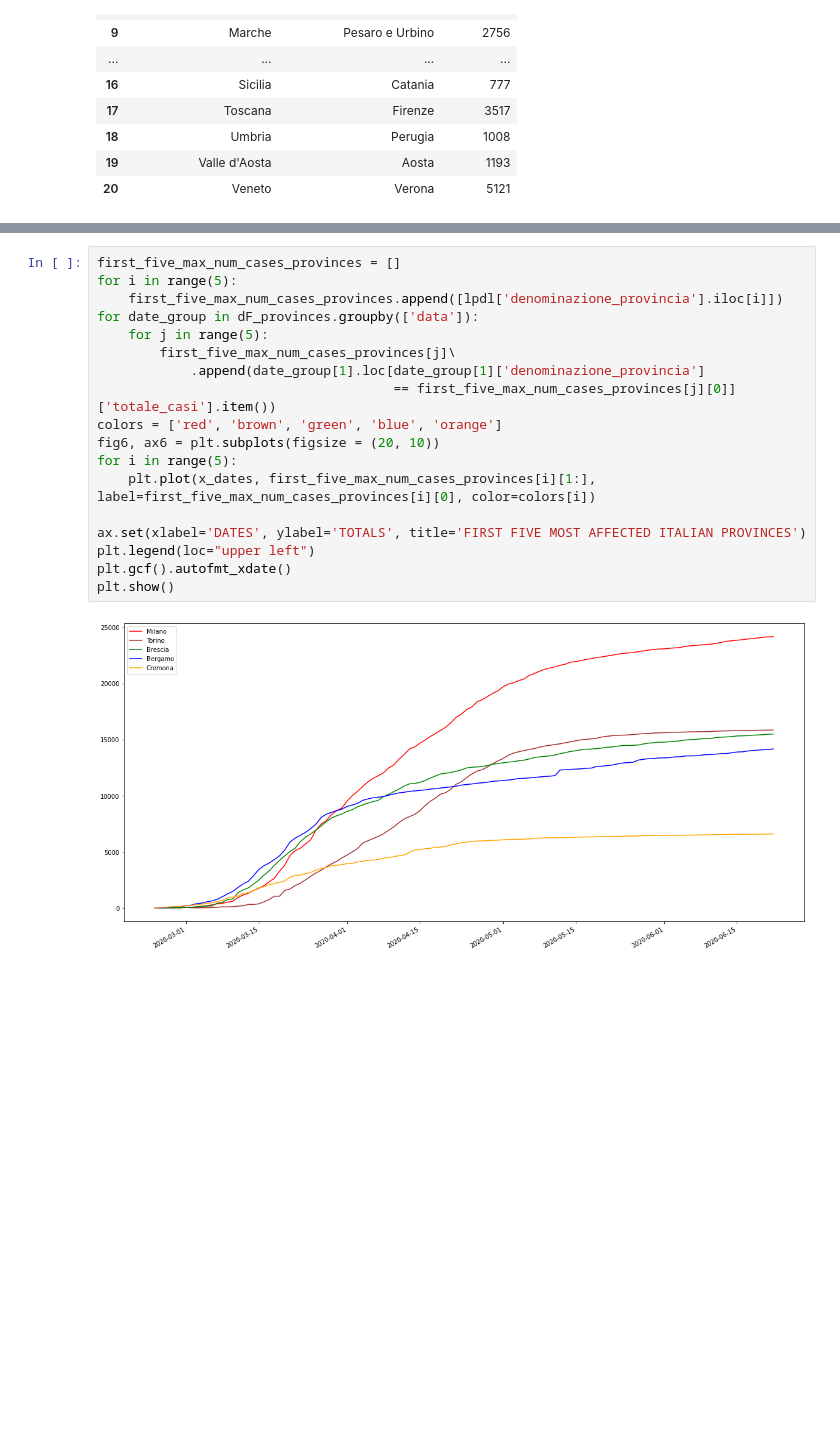
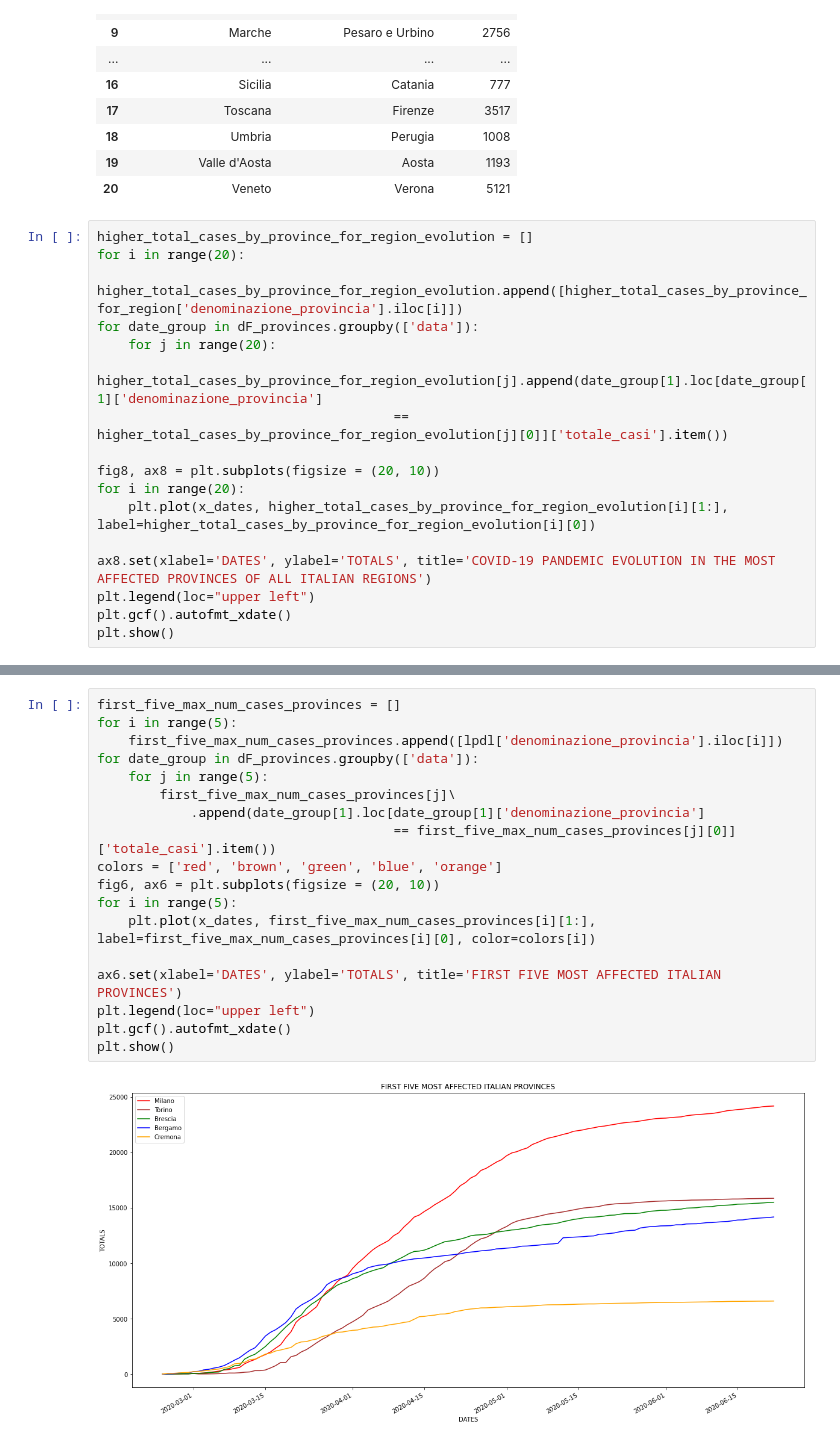
Before and after one commit to pisalore/AAGM_exam, a Jupyter notebook: pandas_exam.ipynb, the cells around one changed output, grey strips where cells are left out. Saved outputs shown, nothing was run; the diff lists cells and outputs as text; blank space fills up the shorter version.

Commit message:
20 most affected provinces for each region plot

```diff
--- a/pandas_exam.ipynb
+++ b/pandas_exam.ipynb
@@ -510,3 +511,20 @@ higher_total_cases_by_province_for_region
 | 18 | Umbria | Perugia | 1008 |
 | 19 | Valle d'Aosta | Aosta | 1193 |
 | 20 | Veneto | Verona | 5121 |
+# %%
+higher_total_cases_by_province_for_region_evolution = []
+for i in range(20):
+    higher_total_cases_by_province_for_region_evolution.append([higher_total_cases_by_province_for_region['denominazione_provincia'].iloc[i]])
+for date_group in dF_provinces.groupby(['data']):
+    for j in range(20):
+        higher_total_cases_by_province_for_region_evolution[j].append(date_group[1].loc[date_group[1]['denominazione_provincia']
+                                      == higher_total_cases_by_province_for_region_evolution[j][0]]['totale_casi'].item())
+
+fig8, ax8 = plt.subplots(figsize = (20, 10))
+for i in range(20):
+    plt.plot(x_dates, higher_total_cases_by_province_for_region_evolution[i][1:], label=higher_total_cases_by_province_for_region_evolution[i][0])
+
+ax8.set(xlabel='DATES', ylabel='TOTALS', title='COVID-19 PANDEMIC EVOLUTION IN THE MOST AFFECTED PROVINCES OF ALL ITALIAN REGIONS')
+plt.legend(loc="upper left")
+plt.gcf().autofmt_xdate()
+plt.show()
@@ -513,20 +537,20 @@ higher_total_cases_by_province_for_region
 # %%
 first_five_max_num_cases_provinces = []
 for i in range(5):
     first_five_max_num_cases_provinces.append([lpdl['denominazione_provincia'].iloc[i]])
 for date_group in dF_provinces.groupby(['data']):
     for j in range(5):
         first_five_max_num_cases_provinces[j]\
             .append(date_group[1].loc[date_group[1]['denominazione_provincia']
                                       == first_five_max_num_cases_provinces[j][0]]['totale_casi'].item())
 colors = ['red', 'brown', 'green', 'blue', 'orange']
 fig6, ax6 = plt.subplots(figsize = (20, 10))
 for i in range(5):
     plt.plot(x_dates, first_five_max_num_cases_provinces[i][1:], label=first_five_max_num_cases_provinces[i][0], color=colors[i])
 
-ax.set(xlabel='DATES', ylabel='TOTALS', title='FIRST FIVE MOST AFFECTED ITALIAN PROVINCES')
+ax6.set(xlabel='DATES', ylabel='TOTALS', title='FIRST FIVE MOST AFFECTED ITALIAN PROVINCES')
 plt.legend(loc="upper left")
 plt.gcf().autofmt_xdate()
 plt.show()
 # %% [output]
-[figure, old version]
+[figure, new version]
```
Also changed, not shown: parts of 7 cells of this notebook.
